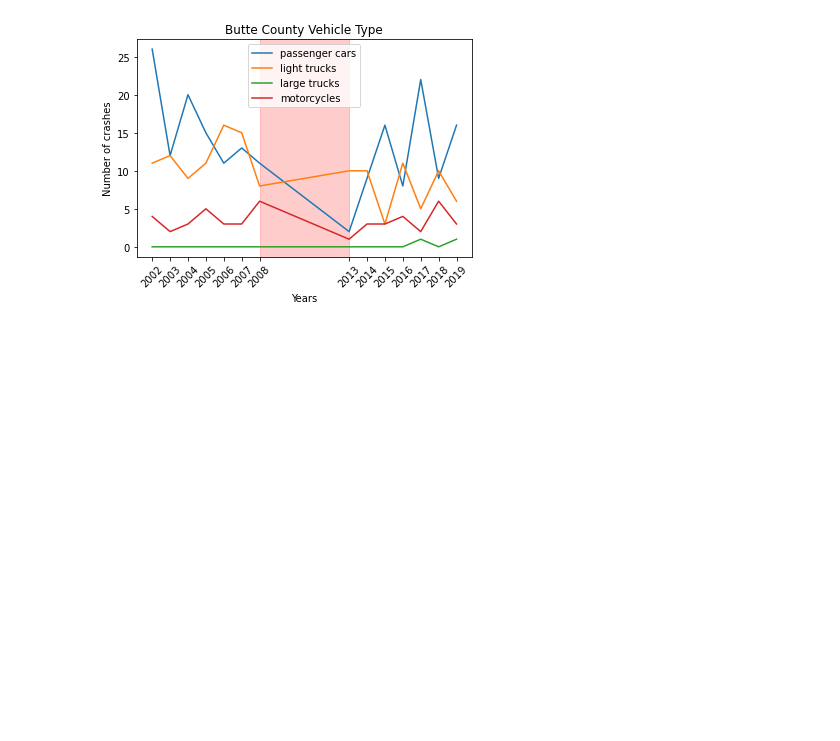
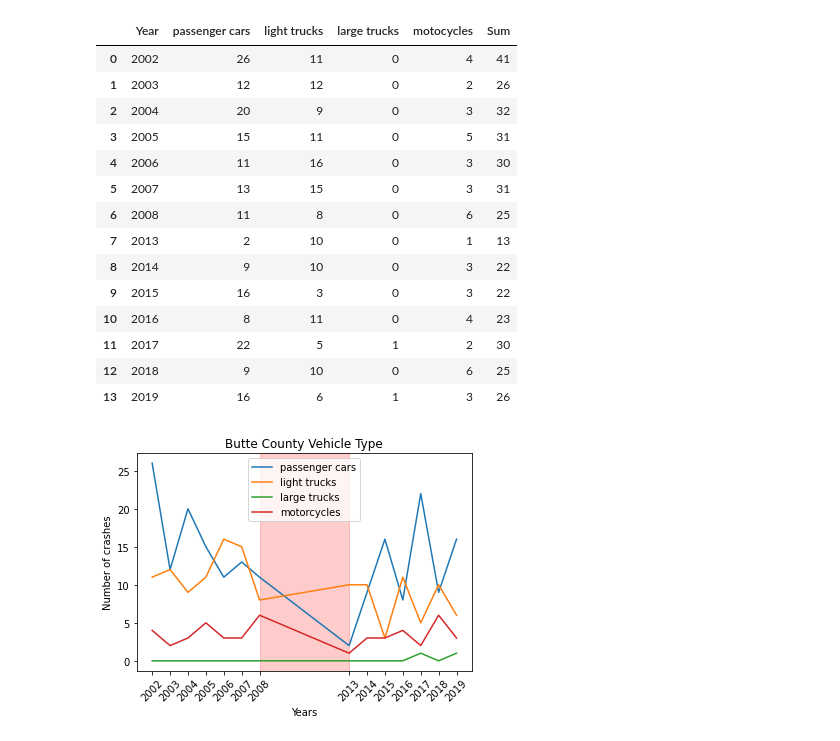
Before and after one commit to cxnoii/Project-1, a Jupyter notebook: Vehicle_Type.ipynb, the cells around one changed output. Cells and saved outputs as stored; diff of their text form; code cells hidden in the pictures; blank space fills up the shorter version.

```diff
--- a/Vehicle_Type.ipynb
+++ b/Vehicle_Type.ipynb
@@ -27,0 +10,3 @@ Vehivle_type_butte[["passenger cars","light trucks","large trucks",	"motocycles"
+# %%
+Vehivle_type_butte_1 = Vehivle_type_butte.iloc[:,1:5]
+Vehivle_type_butte_1
@@ -28,3 +42,21 @@ Vehivle_type_butte[["passenger cars","light trucks","large trucks",	"motocycles"
+# %%
+Vehivle_type_butte
+# %% [output]
+|  | Year | passenger cars | light trucks | large trucks | motocycles | Sum |
+| 0 | 2002 | 26 | 11 | 0 | 4 | 41 |
+| 1 | 2003 | 12 | 12 | 0 | 2 | 26 |
+| 2 | 2004 | 20 | 9 | 0 | 3 | 32 |
+| 3 | 2005 | 15 | 11 | 0 | 5 | 31 |
+| 4 | 2006 | 11 | 16 | 0 | 3 | 30 |
+| 5 | 2007 | 13 | 15 | 0 | 3 | 31 |
+| 6 | 2008 | 11 | 8 | 0 | 6 | 25 |
+| 7 | 2013 | 2 | 10 | 0 | 1 | 13 |
+| 8 | 2014 | 9 | 10 | 0 | 3 | 22 |
+| 9 | 2015 | 16 | 3 | 0 | 3 | 22 |
+| 10 | 2016 | 8 | 11 | 0 | 4 | 23 |
+| 11 | 2017 | 22 | 5 | 1 | 2 | 30 |
+| 12 | 2018 | 9 | 10 | 0 | 6 | 25 |
+| 13 | 2019 | 16 | 6 | 1 | 3 | 26 |
 # %%
 # Plot the world average as a line chart
 p = plt.plot(Vehivle_type_butte["Year"], Vehivle_type_butte["passenger cars"], label="passenger cars")
```
Also changed, not shown: parts of 14 cells of this notebook, 3 other files.
